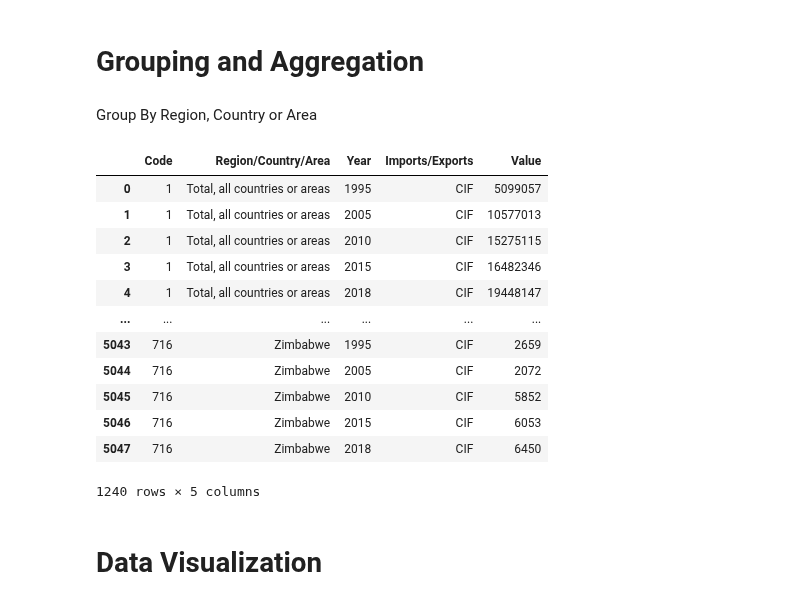
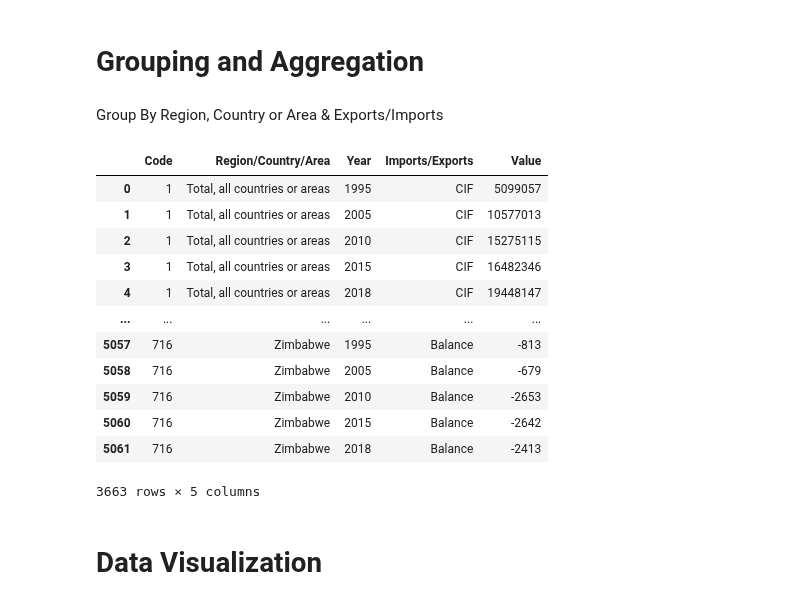
Before and after one commit to eldrigeampong/Data-Science, a Jupyter notebook: UN/International merchandise trade/project1.ipynb, the cells around one changed output. Saved outputs shown, nothing was run; the diff lists cells and outputs as text; code cells hidden in the pictures.

```diff
--- a/UN/International merchandise trade/project1.ipynb
+++ b/UN/International merchandise trade/project1.ipynb
@@ -247,6 +255,8 @@ df1
 | 5062 | 716 | Zimbabwe | 2019 | Balance | -508 |
 | 5063 | 716 | Zimbabwe | 2020 | Balance | -653 |
 5064 rows × 5 columns
+# %%
+df1['Imports/Exports'] = df1['Imports/Exports'].apply(lambda x: str.strip(x))                       # strip white spaces
 # %%
 df1['Year'].value_counts()
 # %% [output]
@@ -284,23 +299,23 @@ dtype: int64
 # %% [markdown]
 # Grouping and Aggregation
 # %% [markdown]
-Group By Region, Country or Area
+Group By Region, Country or Area & Exports/Imports
 # %%
-df1_gpd = df1.groupby('Region/Country/Area')
-df1_gpd.head()
+df1_grpd = df1.groupby(['Region/Country/Area', 'Imports/Exports'])
+df1_grpd.head()
 # %% [output]
 |  | Code | Region/Country/Area | Year | Imports/Exports | Value |
 | 0 | 1 | Total, all countries or areas | 1995 | CIF | 5099057 |
 | 1 | 1 | Total, all countries or areas | 2005 | CIF | 10577013 |
 | 2 | 1 | Total, all countries or areas | 2010 | CIF | 15275115 |
 | 3 | 1 | Total, all countries or areas | 2015 | CIF | 16482346 |
 | 4 | 1 | Total, all countries or areas | 2018 | CIF | 19448147 |
 | ... | ... | ... | ... | ... | ... |
-| 5043 | 716 | Zimbabwe | 1995 | CIF | 2659 |
-| 5044 | 716 | Zimbabwe | 2005 | CIF | 2072 |
-| 5045 | 716 | Zimbabwe | 2010 | CIF | 5852 |
-| 5046 | 716 | Zimbabwe | 2015 | CIF | 6053 |
-| 5047 | 716 | Zimbabwe | 2018 | CIF | 6450 |
+| 5057 | 716 | Zimbabwe | 1995 | Balance | -813 |
+| 5058 | 716 | Zimbabwe | 2005 | Balance | -679 |
+| 5059 | 716 | Zimbabwe | 2010 | Balance | -2653 |
+| 5060 | 716 | Zimbabwe | 2015 | Balance | -2642 |
+| 5061 | 716 | Zimbabwe | 2018 | Balance | -2413 |
-1240 rows × 5 columns
+3663 rows × 5 columns
 # %% [markdown]
 # Data Visualization
```
Also changed, not shown: parts of 10 cells of this notebook, 1 other file.
